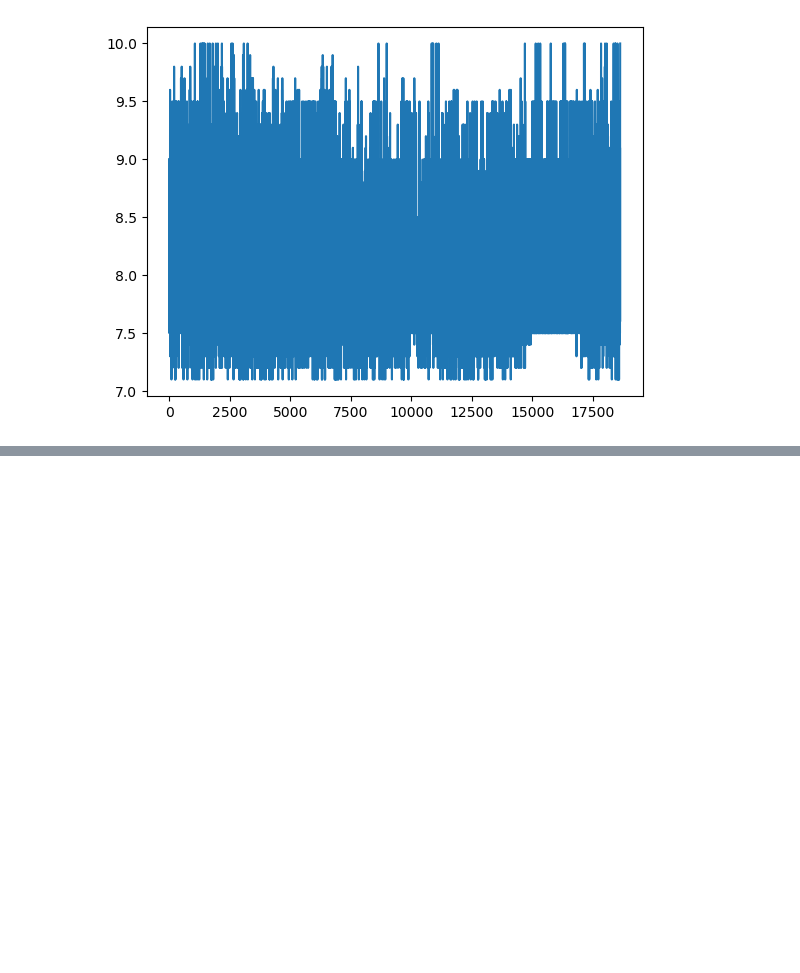
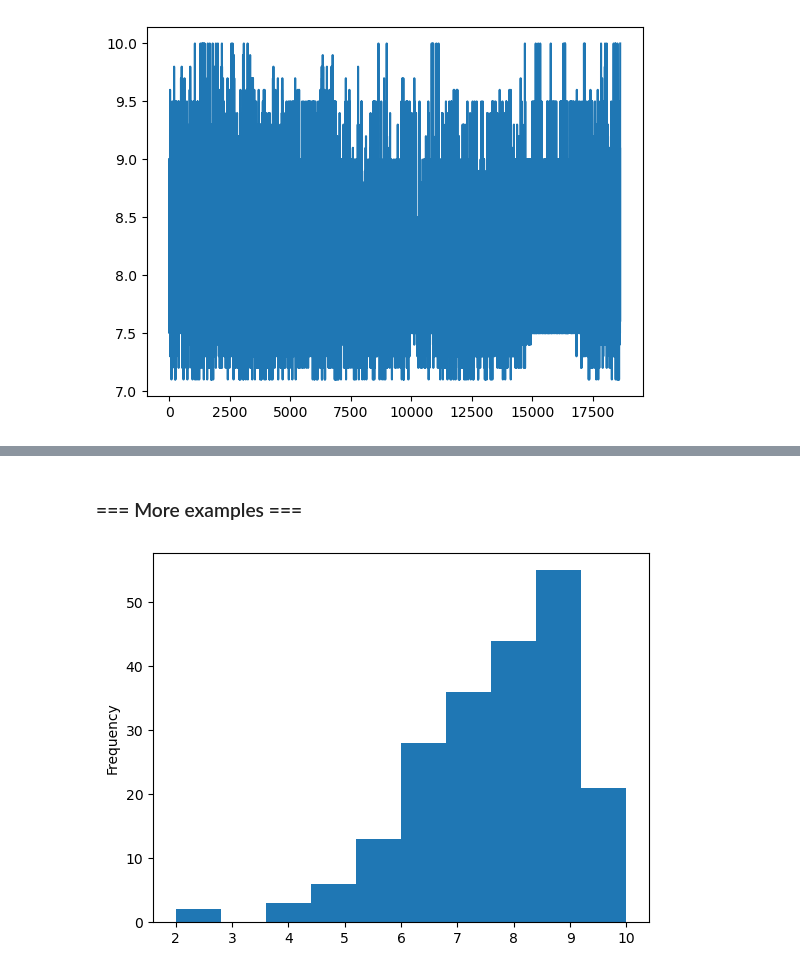
Before and after one commit to StewartStack/DAStudyBackups, a Jupyter notebook: DataStudies1/stewartstack_reviews_IGNanalysis.ipynb, the cells around one changed output, grey strips where cells are left out. Drawn from its saved outputs; the diff is of its cells as text; code cells hidden in the pictures; blank space fills up the shorter version.

```diff
--- a/DataStudies1/stewartstack_reviews_IGNanalysis.ipynb
+++ b/DataStudies1/stewartstack_reviews_IGNanalysis.ipynb
@@ -338,0 +343,7 @@ xfiltered_reviews['score'].plot(kind = 'hist');
+# %% [markdown]
+### === More examples ===
+# %%
+# Scores = filtering inline - Xbone
+reviews[reviews['platform'] == 'Xbox One']['score'].plot(kind = 'hist');
+# %% [output]
+[figure, added]
```
Also changed, not shown: parts of 3 cells of this notebook.
